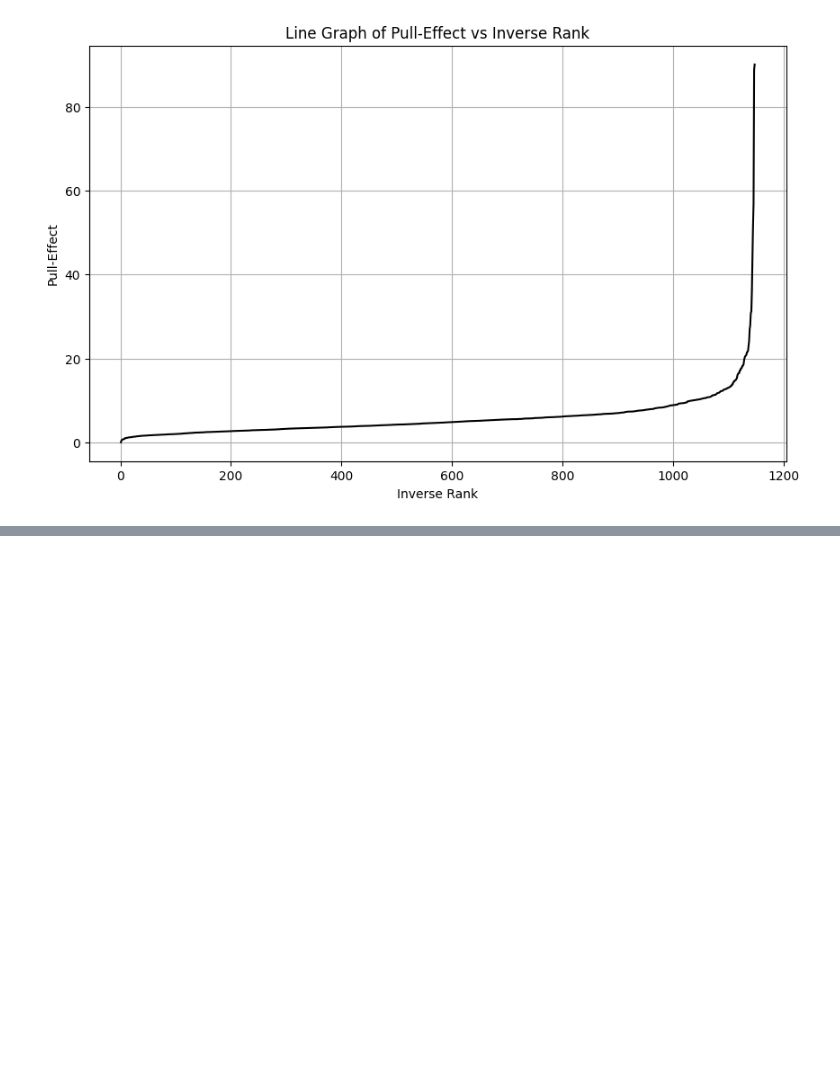
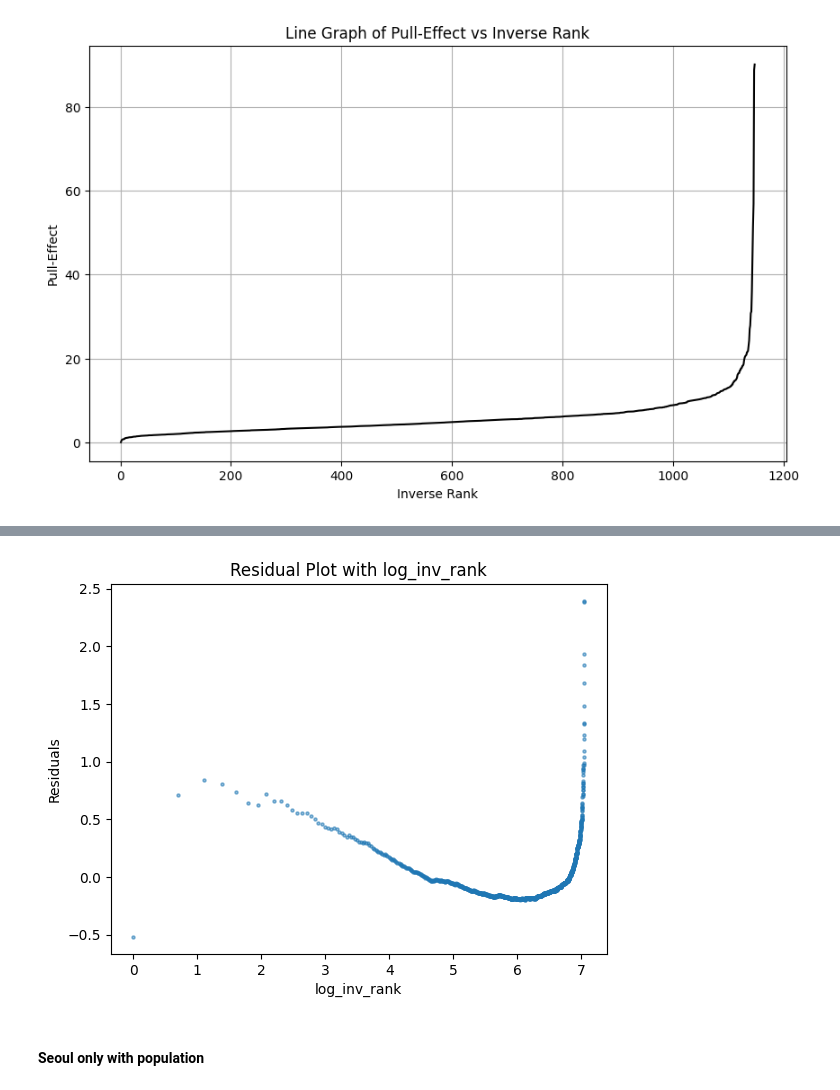
Before and after one commit to jieun0441/XMC, a Jupyter notebook: M-B_Self_containment Calculation_dong_ver2.ipynb, the cells around one changed output, grey strips where cells are left out. Saved outputs shown, nothing was run; the diff lists cells and outputs as text; code cells hidden in the pictures; blank space fills up the shorter version.

```diff
--- a/M-B_Self_containment Calculation_dong_ver2.ipynb
+++ b/M-B_Self_containment Calculation_dong_ver2.ipynb
@@ -796,0 +923,11 @@ plt.show()
+# %%
+# Residual plot with rank and residuals
+plt.scatter(merged_df['log_inv_rank'], merged_df['residuals'], s=5, alpha=0.5)
+plt.xlabel('log_inv_rank')
+plt.ylabel('Residuals')
+plt.title('Residual Plot with log_inv_rank')
+plt.show()
+# %% [output]
+[figure, added]
+# %% [markdown]
+#### Seoul only with population
```
Also changed, not shown: parts of 30 cells of this notebook.
